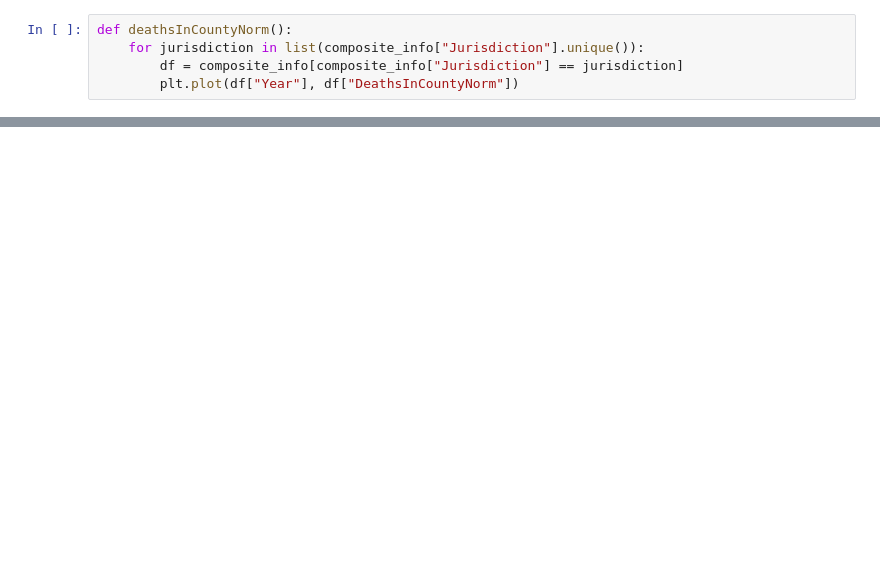
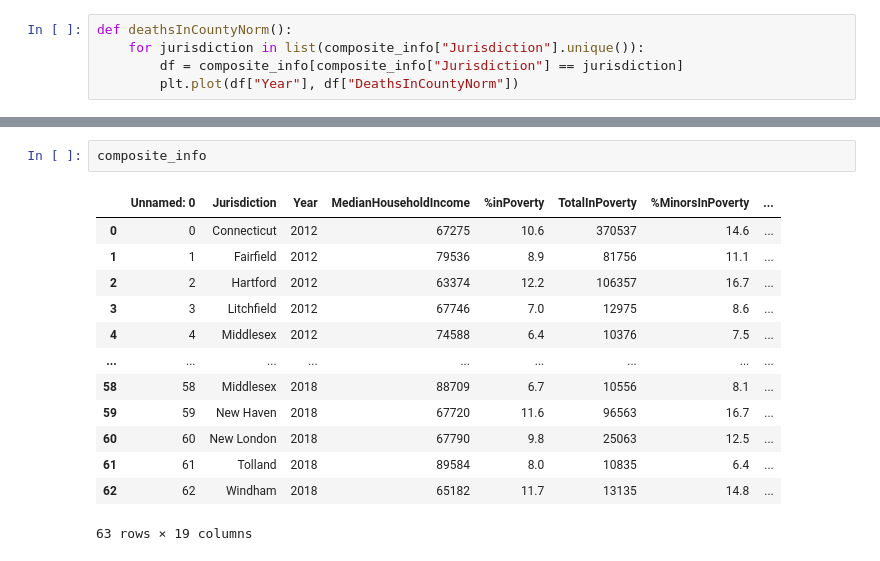
Before and after one commit to jeremyrrose/python_project03, a Jupyter notebook: plot_data.ipynb, the cells around one changed output, grey strips where cells are left out. Cells and saved outputs as stored; diff of their text form; blank space fills up the shorter version.

```diff
--- a/plot_data.ipynb
+++ b/plot_data.ipynb
@@ -57,0 +50,16 @@ deathsInCountyNorm()
+# %%
+composite_info
+# %% [output]
+|  | Unnamed: 0 | Jurisdiction | Year | MedianHouseholdIncome | %inPoverty | TotalInPoverty | %MinorsInPoverty | ... |
+| 0 | 0 | Connecticut | 2012 | 67275 | 10.6 | 370537 | 14.6 | ... |
+| 1 | 1 | Fairfield | 2012 | 79536 | 8.9 | 81756 | 11.1 | ... |
+| 2 | 2 | Hartford | 2012 | 63374 | 12.2 | 106357 | 16.7 | ... |
+| 3 | 3 | Litchfield | 2012 | 67746 | 7.0 | 12975 | 8.6 | ... |
+| 4 | 4 | Middlesex | 2012 | 74588 | 6.4 | 10376 | 7.5 | ... |
+| ... | ... | ... | ... | ... | ... | ... | ... | ... |
+| 58 | 58 | Middlesex | 2018 | 88709 | 6.7 | 10556 | 8.1 | ... |
+| 59 | 59 | New Haven | 2018 | 67720 | 11.6 | 96563 | 16.7 | ... |
+| 60 | 60 | New London | 2018 | 67790 | 9.8 | 25063 | 12.5 | ... |
+| 61 | 61 | Tolland | 2018 | 89584 | 8.0 | 10835 | 6.4 | ... |
+| 62 | 62 | Windham | 2018 | 65182 | 11.7 | 13135 | 14.8 | ... |
+63 rows × 19 columns
```
Also changed, not shown: parts of 6 cells of this notebook, 3 other files.
